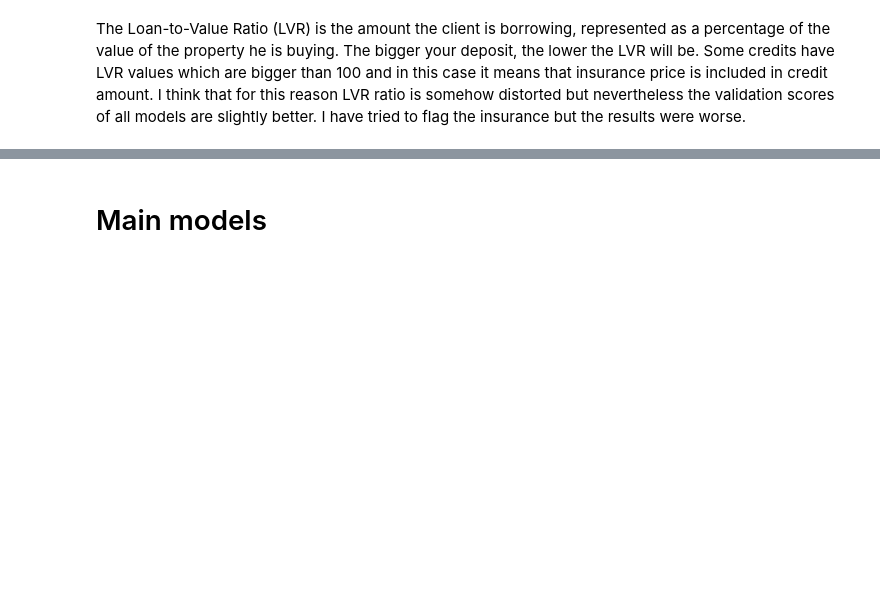
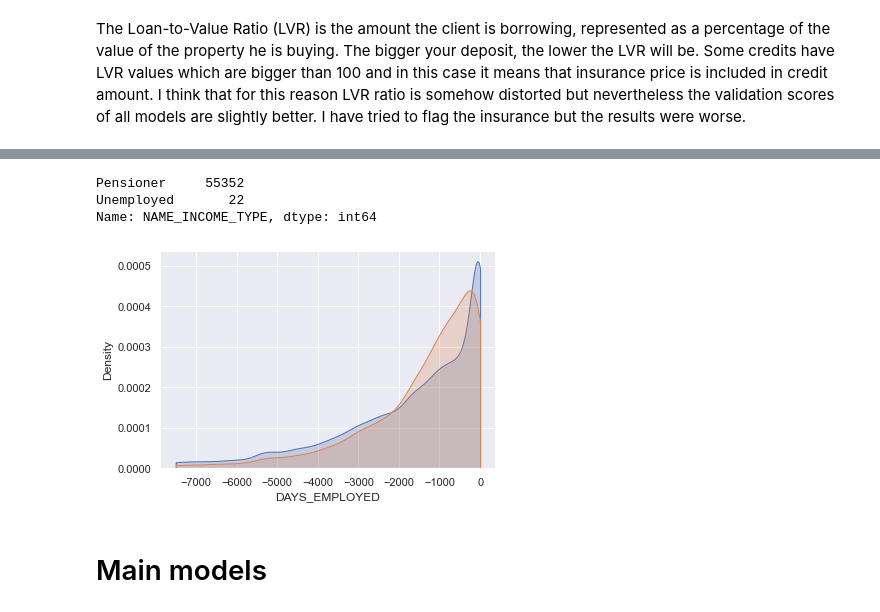
Before and after one commit to Gedas-LT/kaggle-home-credit, a Jupyter notebook: notebook.ipynb, the cells around one changed output, grey strips where cells are left out. Saved outputs shown, nothing was run; the diff lists cells and outputs as text; code cells hidden in the pictures; blank space fills up the shorter version.

Commit message:
DAYS_EMPLOYED_BINS

```diff
--- a/notebook.ipynb
+++ b/notebook.ipynb
@@ -519,0 +532,13 @@ application_test["LVR"] = application_test["AMT_CREDIT"] / application_test["AMT
+# %%
+application_train[application_train["DAYS_EMPLOYED"] > 0]["NAME_INCOME_TYPE"].value_counts()
+# %% [output]
+Pensioner     55352
+Unemployed       22
+Name: NAME_INCOME_TYPE, dtype: int64
+# %%
+application_train["DAYS_EMPLOYED"] = np.where((application_train["DAYS_EMPLOYED"] > 0), 0, application_train["DAYS_EMPLOYED"])
+# %%
+for col in range(0,2):
+    sns.kdeplot(application_train[application_train["TARGET"] == col]["DAYS_EMPLOYED"], shade=True, clip=(-7500, 0))
+# %% [output]
+[figure, added]
```
Also changed, not shown: parts of 13 cells of this notebook.
